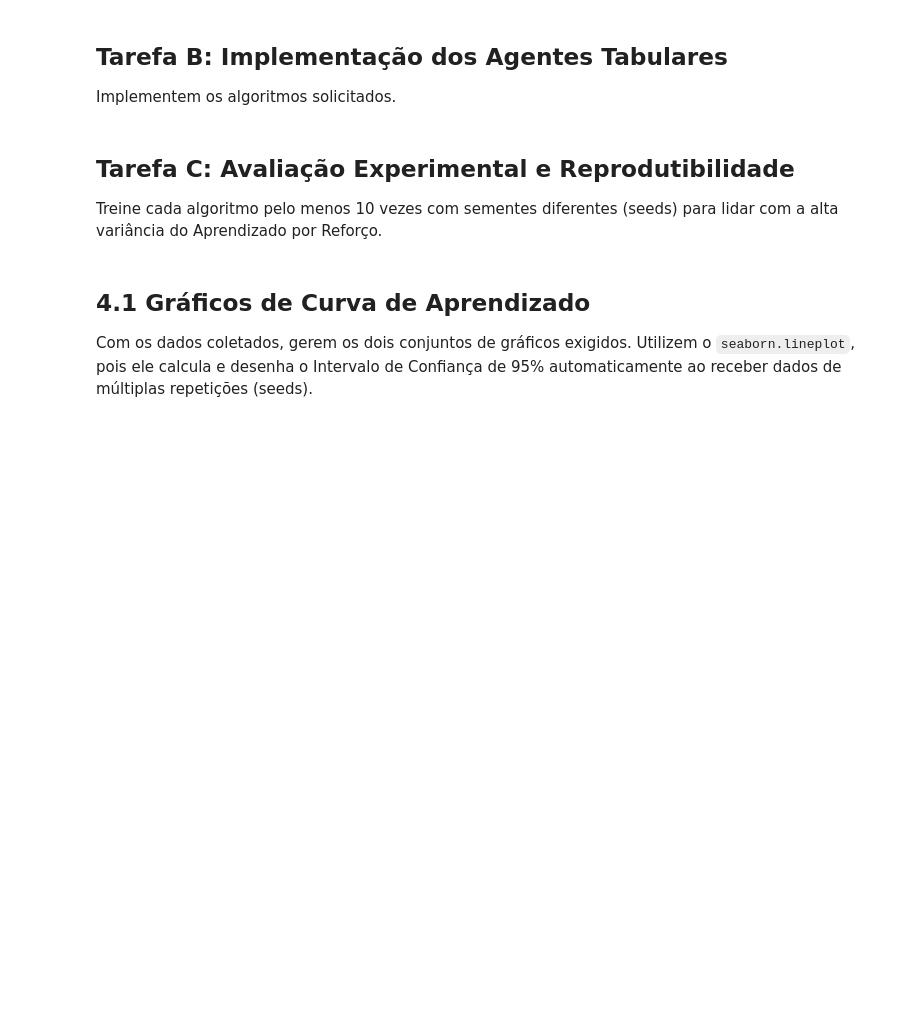
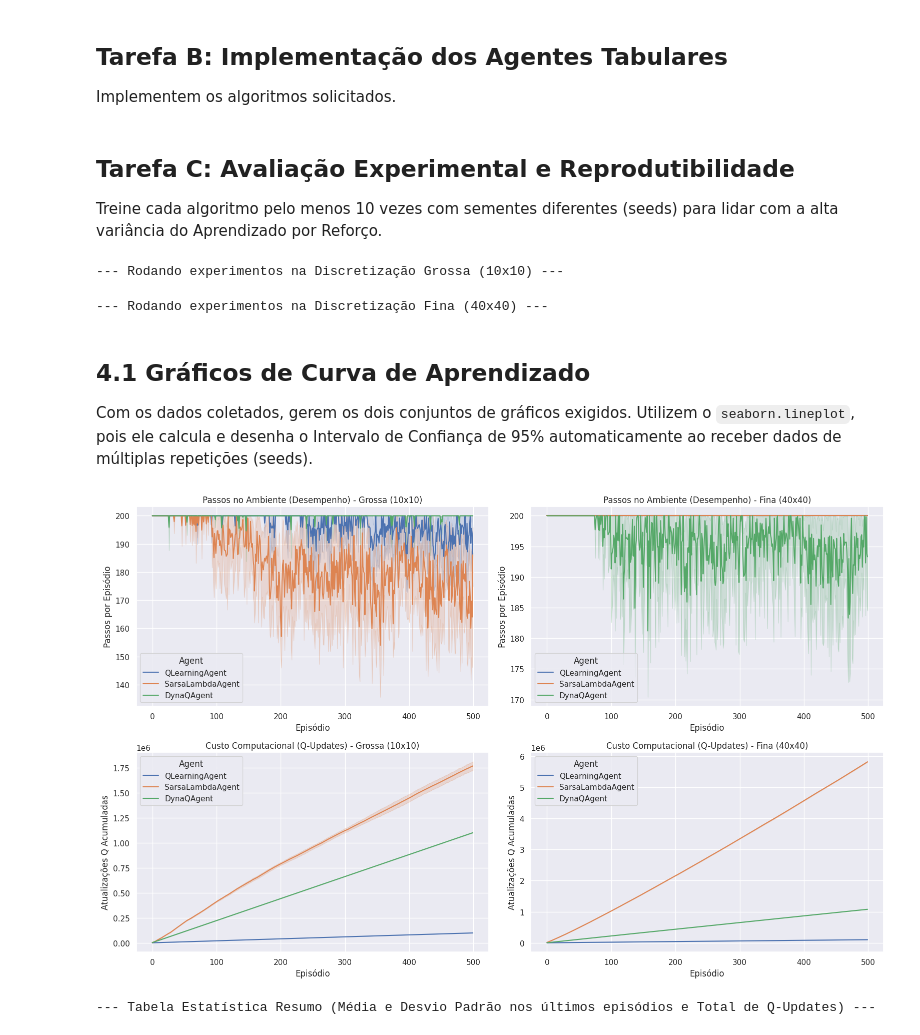
Before and after one commit to fernandomellob/MountainCar, a Jupyter notebook: RL_mountaiCart_project.ipynb, the cells around one changed output. Saved outputs shown, nothing was run; the diff lists cells and outputs as text; code cells hidden in the pictures; blank space fills up the shorter version.

```diff
--- a/RL_mountaiCart_project.ipynb
+++ b/RL_mountaiCart_project.ipynb
@@ -45,23 +43,37 @@ from modules.agents import BaseAgent, QLearningAgent, SarsaLambdaAgent, DynaQAge
 Treine cada algoritmo pelo menos 10 vezes com sementes diferentes (seeds) para lidar com a alta variância do Aprendizado por Reforço.
 # %%
 # ==============================================================================
-# TAREFA C: Execução dos experimentos
+# TAREFA C: Execução dos experimentos para ambas as representações
 # ==============================================================================
 
 import pandas as pd
 from modules.experiments import run_experiment
 
-# Definição de 10 sementes aleatórias fixas para reprodutibilidade dos experimentos
+# Configuração de 10 sementes fixas para reprodutibilidade
 seeds = [10, 22, 33, 44, 55, 66, 77, 88, 99, 100]
 episodes = 500
 
-# Experimentos utilizando a discretização grossa (10x10) recomendada para eficiência tabular
-df_qlearning = run_experiment(QLearningAgent, discretizer_coarse, episodes=episodes, seeds=seeds)
-df_sarsa_lambda = run_experiment(SarsaLambdaAgent, discretizer_coarse, episodes=episodes, seeds=seeds, lambd=0.9)
-df_dyna_q = run_experiment(DynaQAgent, discretizer_coarse, episodes=episodes, seeds=seeds, n_planning_steps=10)
+# ------------------------------------------------------------------------------
+# 1. Experimentos na Discretização Grossa (10x10 bins)
+# ------------------------------------------------------------------------------
+print("--- Rodando experimentos na Discretização Grossa (10x10) ---")
+df_q_coarse = run_experiment(QLearningAgent, discretizer_coarse, episodes=episodes, seeds=seeds, representation_name="Grossa (10x10)")
+df_sarsa_coarse = run_experiment(SarsaLambdaAgent, discretizer_coarse, episodes=episodes, seeds=seeds, lambd=0.9, representation_name="Grossa (10x10)")
+df_dyna_coarse = run_experiment(DynaQAgent, discretizer_coarse, episodes=episodes, seeds=seeds, n_planning_steps=10, representation_name="Grossa (10x10)")
 
-# Consolidação dos resultados dos três agentes em um único DataFrame
-df_all = pd.concat([df_qlearning, df_sarsa_lambda, df_dyna_q], ignore_index=True)
+# ------------------------------------------------------------------------------
+# 2. Experimentos na Discretização Fina (40x40 bins)
+# ------------------------------------------------------------------------------
+print("--- Rodando experimentos na Discretização Fina (40x40) ---")
+df_q_fine = run_experiment(QLearningAgent, discretizer_fine, episodes=episodes, seeds=seeds, representation_name="Fina (40x40)")
+df_sarsa_fine = run_experiment(SarsaLambdaAgent, discretizer_fine, episodes=episodes, seeds=seeds, lambd=0.9, representation_name="Fina (40x40)")
+df_dyna_fine = run_experiment(DynaQAgent, discretizer_fine, episodes=episodes, seeds=seeds, n_planning_steps=10, representation_name="Fina (40x40)")
+
+# Consolidação de todos os experimentos em um único DataFrame
+df_all = pd.concat([df_q_coarse, df_sarsa_coarse, df_dyna_coarse, df_q_fine, df_sarsa_fine, df_dyna_fine], ignore_index=True)
+# %% [output]
+--- Rodando experimentos na Discretização Grossa (10x10) ---
+--- Rodando experimentos na Discretização Fina (40x40) ---
 # %% [markdown]
 ## 4.1 Gráficos de Curva de Aprendizado
 
@@ -79,0 +81,22 @@ plot_learning_curves(df_all)
+# %%
+# ==============================================================================
+# GRÁFICOS E DADOS DETALHADOS PARA TOMADA DE DECISÃO
+# ==============================================================================
+
+from modules.experiments import plot_learning_curves, summarize_experiments
+from IPython.display import display
+
+# 1. Geração dos gráficos comparativos com Intervalo de Confiança de 95% para ambas as representações
+# Exibe um painel contendo:
+# - Eixo x: Contagem de episódios
+# - Eixo y (Desempenho): Número de passos até o sucesso (média + sombreamento IC 95%)
+# - Eixo y (Custo): Número de atualizações de valor-Q acumuladas (média + sombreamento IC 95%)
+plot_learning_curves(df_all)
+
+# 2. Apresentação da Tabela Resumo com dados estatísticos agregados para tomada de decisão
+print("--- Tabela Estatística Resumo (Média e Desvio Padrão nos últimos episódios e Total de Q-Updates) ---")
+summary_table = summarize_experiments(df_all)
+display(summary_table)
+# %% [output]
+[figure, added]
+--- Tabela Estatística Resumo (Média e Desvio Padrão nos últimos episódios e Total de Q-Updates) ---
```
Also changed, not shown: parts of 8 cells of this notebook, 5 other files.
